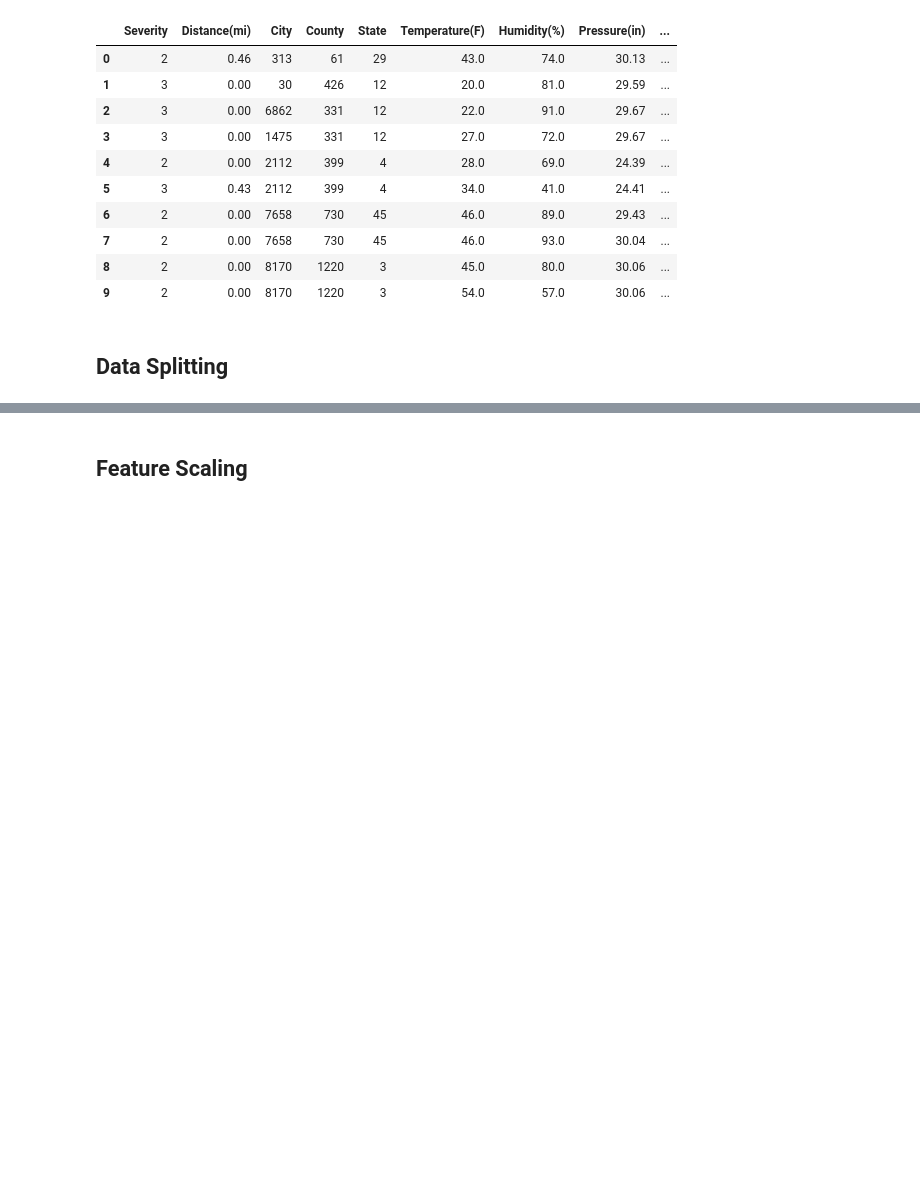
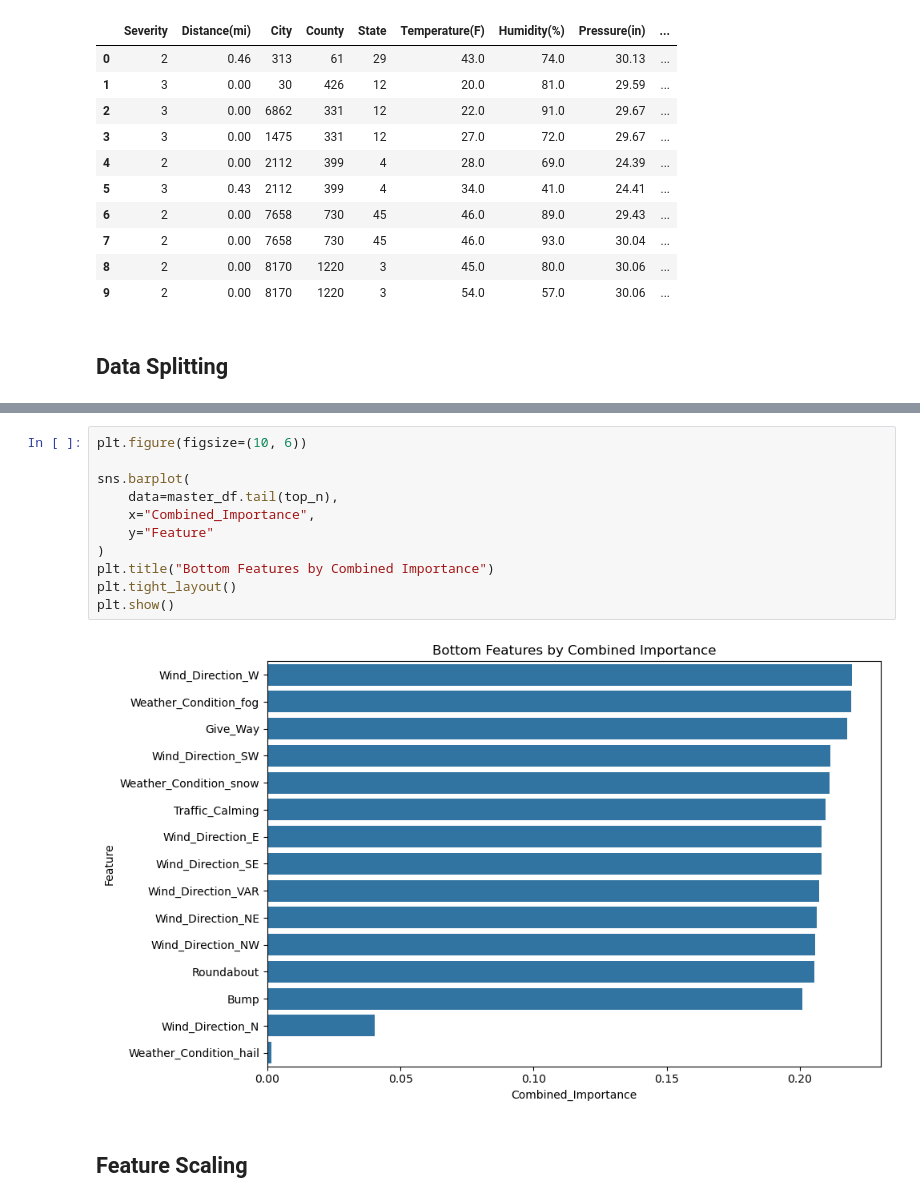
Before and after one commit to AhsanDz/4-Ahsan, a Jupyter notebook: Preproccessing_Modeling.ipynb, the cells around one changed output, grey strips where cells are left out. Drawn from its saved outputs; the diff is of its cells as text; blank space fills up the shorter version.

```diff
--- a/Preproccessing_Modeling.ipynb
+++ b/Preproccessing_Modeling.ipynb
@@ -174,3 +406,16 @@ categorical_features = [col for col in X.columns if col not in numerical_feature
+# %%
+plt.figure(figsize=(10, 6))
+
+sns.barplot(
+    data=master_df.tail(top_n),
+    x="Combined_Importance",
+    y="Feature"
+)
+plt.title("Bottom Features by Combined Importance")
+plt.tight_layout()
+plt.show()
+# %% [output]
+[figure, added]
 # %% [markdown]
 ## Feature Scaling
 # %%
```
Also changed, not shown: parts of 60 cells of this notebook.
